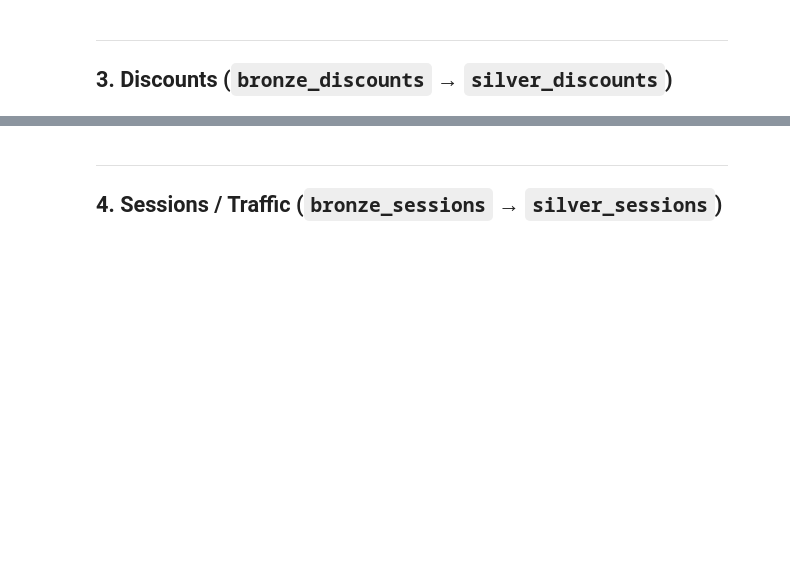
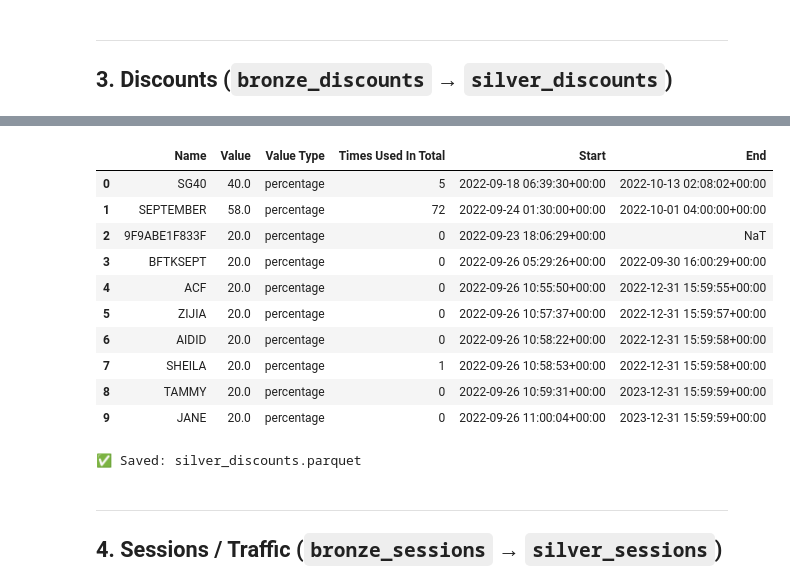
Before and after one commit to alvdoan/Applied-Data-Group-Project, a Jupyter notebook: 02_silver_cleaning_draft.ipynb, the cells around one changed output, grey strips where cells are left out. Saved outputs shown, nothing was run; the diff lists cells and outputs as text; code cells hidden in the pictures; blank space fills up the shorter version.

```diff
--- a/02_silver_cleaning_draft.ipynb
+++ b/02_silver_cleaning_draft.ipynb
@@ -21,16 +21,18 @@ Reads from `medallion/bronze/`, applies cleaning & type casting, writes to `meda
 import pandas as pd
 import numpy as np
 import os
+from pathlib import Path
 import warnings
 warnings.filterwarnings('ignore')
 
 pd.set_option('display.max_columns', 50)
 pd.set_option('display.max_colwidth', 80)
 
-BASE       = os.path.dirname(os.path.abspath('__file__'))
-BRONZE_DIR = os.path.join(BASE, 'medallion', 'bronze')
-SILVER_DIR = os.path.join(BASE, 'medallion', 'silver')
-os.makedirs(SILVER_DIR, exist_ok=True)
+BASE       = Path.cwd()
+BRONZE_DIR = BASE / 'medallion' / 'bronze'
+SILVER_DIR = BASE / 'medallion' / 'silver'
+SILVER_DIR.mkdir(parents=True, exist_ok=True)
 
+print(f"Base   : {BASE}")
 print(f"Bronze : {BRONZE_DIR}")
 print(f"Silver : {SILVER_DIR}")
@@ -173,7 +321,7 @@ print("✅ Saved: silver_products.parquet")
 ---
 ## 3. Discounts (`bronze_discounts` → `silver_discounts`)
 # %%
-df = pd.read_parquet(os.path.join(BRONZE_DIR, 'bronze_discounts.parquet'))
+df = pd.read_parquet(BRONZE_DIR /  'bronze_discounts.parquet')
 df_raw = df.copy()
 print(f"Loaded: {df.shape[0]:,} rows × {df.shape[1]} cols")
 display(df.head(3))
@@ -205,0 +334,28 @@ print("✅ Saved: silver_discounts.parquet")
+# %%
+# 3.1  Drop fully empty rows
+df = df.dropna(how='all')
+
+# 3.2  Keep only required columns
+keep_cols = ['Name', 'Value', 'Value Type', 'Times Used In Total', 'Start', 'End']
+df = df[[c for c in keep_cols if c in df.columns]]
+
+# 3.3  Deduplicate on Name
+before = len(df)
+df = df.drop_duplicates(subset=['Name'], keep='first')
+print(f"Dedup removed {before - len(df)} rows → {len(df)} unique discount codes")
+
+# 3.4  Normalise Name — strip whitespace, uppercase
+df['Name'] = df['Name'].str.strip().str.upper()
+
+# 3.5  Cast Value to numeric and convert negatives to positive
+df['Value'] = safe_to_numeric(df['Value']).abs()
+
+# 3.6  Cast Times Used In Total to numeric
+df['Times Used In Total'] = safe_to_numeric(df['Times Used In Total'])
+
+# 3.7  Parse datetime columns
+df['Start'] = safe_to_datetime(df['Start'])
+df['End']   = safe_to_datetime(df['End'])
+
+silver_discounts = df
+cleaning_report(df_raw, silver_discounts, 'silver_discounts')
@@ -206,3 +372,20 @@ print("✅ Saved: silver_discounts.parquet")
+# %%
+display(silver_discounts.head(10))
+silver_discounts.to_parquet(SILVER_DIR / 'silver_discounts.parquet', index=False)
+print("✅ Saved: silver_discounts.parquet")
+# %% [output]
+|  | Name | Value | Value Type | Times Used In Total | Start | End |
+| 0 | SG40 | 40.0 | percentage | 5 | 2022-09-18 06:39:30+00:00 | 2022-10-13 02:08:02+00:00 |
+| 1 | SEPTEMBER | 58.0 | percentage | 72 | 2022-09-24 01:30:00+00:00 | 2022-10-01 04:00:00+00:00 |
+| 2 | 9F9ABE1F833F | 20.0 | percentage | 0 | 2022-09-23 18:06:29+00:00 | NaT |
+| 3 | BFTKSEPT | 20.0 | percentage | 0 | 2022-09-26 05:29:26+00:00 | 2022-09-30 16:00:29+00:00 |
+| 4 | ACF | 20.0 | percentage | 0 | 2022-09-26 10:55:50+00:00 | 2022-12-31 15:59:55+00:00 |
+| 5 | ZIJIA | 20.0 | percentage | 0 | 2022-09-26 10:57:37+00:00 | 2022-12-31 15:59:57+00:00 |
+| 6 | AIDID | 20.0 | percentage | 0 | 2022-09-26 10:58:22+00:00 | 2022-12-31 15:59:58+00:00 |
+| 7 | SHEILA | 20.0 | percentage | 1 | 2022-09-26 10:58:53+00:00 | 2022-12-31 15:59:58+00:00 |
+| 8 | TAMMY | 20.0 | percentage | 0 | 2022-09-26 10:59:31+00:00 | 2023-12-31 15:59:59+00:00 |
+| 9 | JANE | 20.0 | percentage | 0 | 2022-09-26 11:00:04+00:00 | 2023-12-31 15:59:59+00:00 |
+✅ Saved: silver_discounts.parquet
 # %% [markdown]
 ---
 ## 4. Sessions / Traffic (`bronze_sessions` → `silver_sessions`)
```
Also changed, not shown: parts of 45 cells of this notebook, 3 other files.
